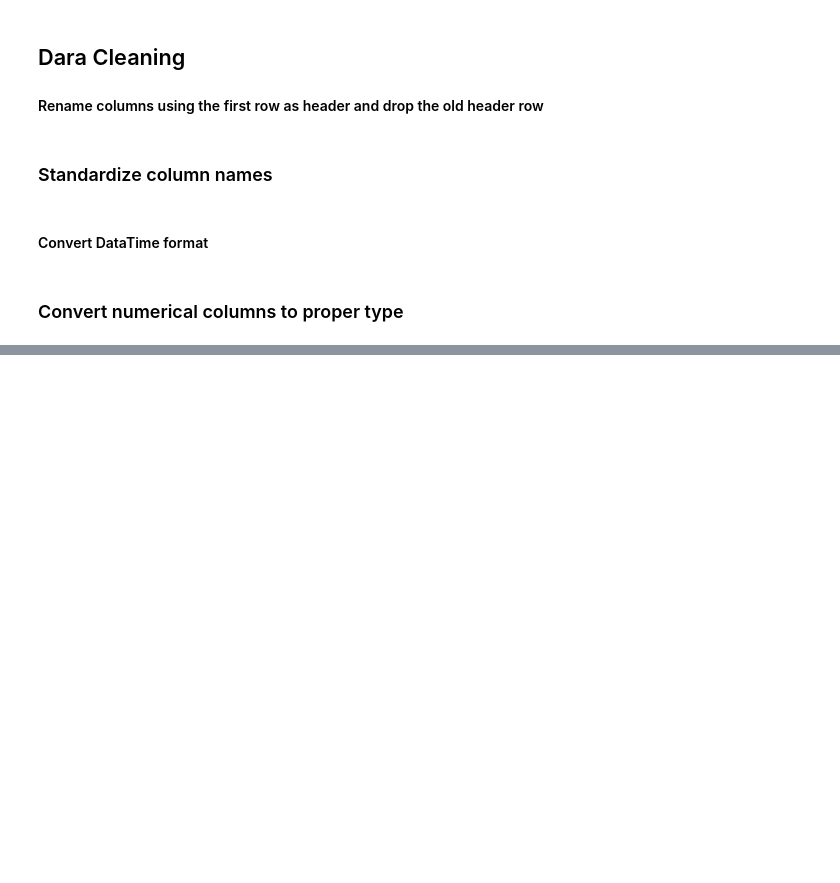
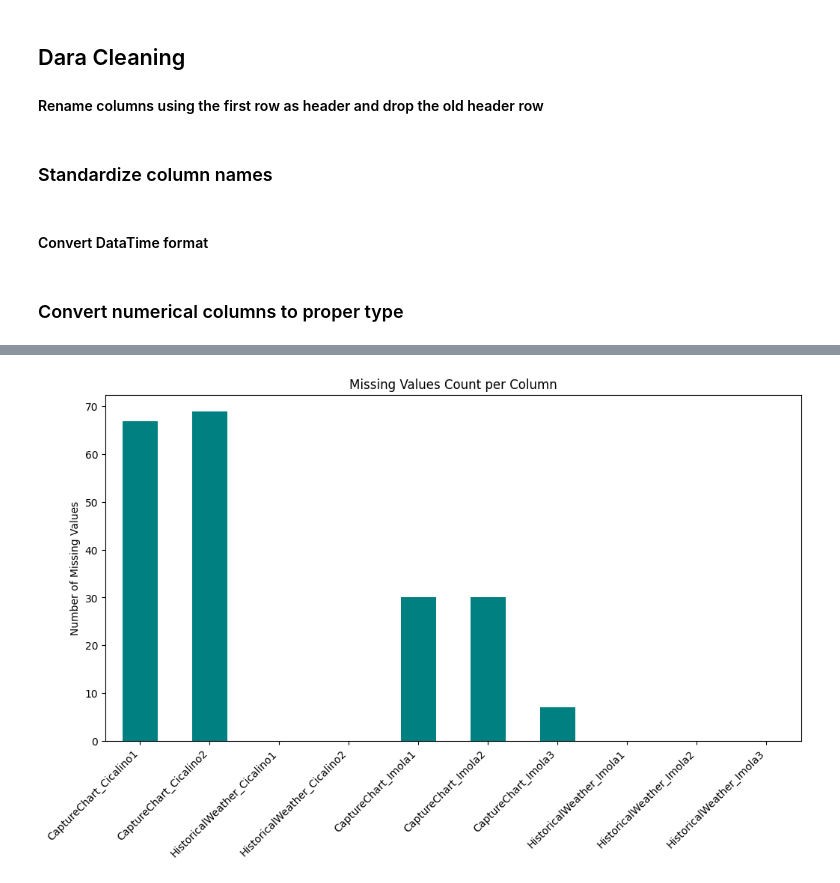
Before and after one commit to raz0208/Agritech-Pest-Prediction, a Jupyter notebook: Agritech_Pest_Prediction_and_Classification.ipynb, the cells around one changed output, grey strips where cells are left out. Cells and saved outputs as stored; diff of their text form; code cells hidden in the pictures; blank space fills up the shorter version.

```diff
--- a/Agritech_Pest_Prediction_and_Classification.ipynb
+++ b/Agritech_Pest_Prediction_and_Classification.ipynb
@@ -274,3 +274,20 @@ for col in HistoricalWeather_NumericalColumns:
 # print("** Historical Weather Data Imola 1 ** \n", HistoricalWeather_Imola1.head(), "\n")
 # print("** Historical Weather Data Imola 2 ** \n", HistoricalWeather_Imola2.head(), "\n")
 # print("** Historical Weather Data Imola 3 ** \n", HistoricalWeather_Imola3.head(), "\n")
+# %%
+# Check for missing values
+missing_values = {
+    "CaptureChart_Cicalino1": CaptureChart_Cicalino1.isnull().sum(),
+    "CaptureChart_Cicalino2": CaptureChart_Cicalino2.isnull().sum(),
+    "HistoricalWeather_Cicalino1": HistoricalWeather_Cicalino1.isnull().sum(),
+    "HistoricalWeather_Cicalino2": HistoricalWeather_Cicalino2.isnull().sum(),
+    "CaptureChart_Imola1": CaptureChart_Imola1.isnull().sum(),
+    "CaptureChart_Imola2": CaptureChart_Imola2.isnull().sum(),
+    "CaptureChart_Imola3": CaptureChart_Imola3.isnull().sum(),
+    "HistoricalWeather_Imola1": HistoricalWeather_Imola1.isnull().sum(),
+    "HistoricalWeather_Imola2": HistoricalWeather_Imola2.isnull().sum(),
+    "HistoricalWeather_Imola3": HistoricalWeather_Imola3.isnull().sum()
+}
+
+missing_values = pd.DataFrame(missing_values)
+print(missing_values)
@@ -277 +312,15 @@ for col in HistoricalWeather_NumericalColumns:
+# %%
+import pandas as pd
+import matplotlib.pyplot as plt
+import seaborn as sns
+
+# Plot missing values as a bar chart
+plt.figure(figsize=(12, 6))
+missing_values.sum().plot(kind='bar', color='teal')
+plt.xticks(rotation=45, ha='right')
+plt.ylabel("Number of Missing Values")
+plt.title("Missing Values Count per Column")
+plt.show()
+# %% [output]
+[figure, added]
 # %%
```
Also changed, not shown: parts of 2 cells of this notebook.
